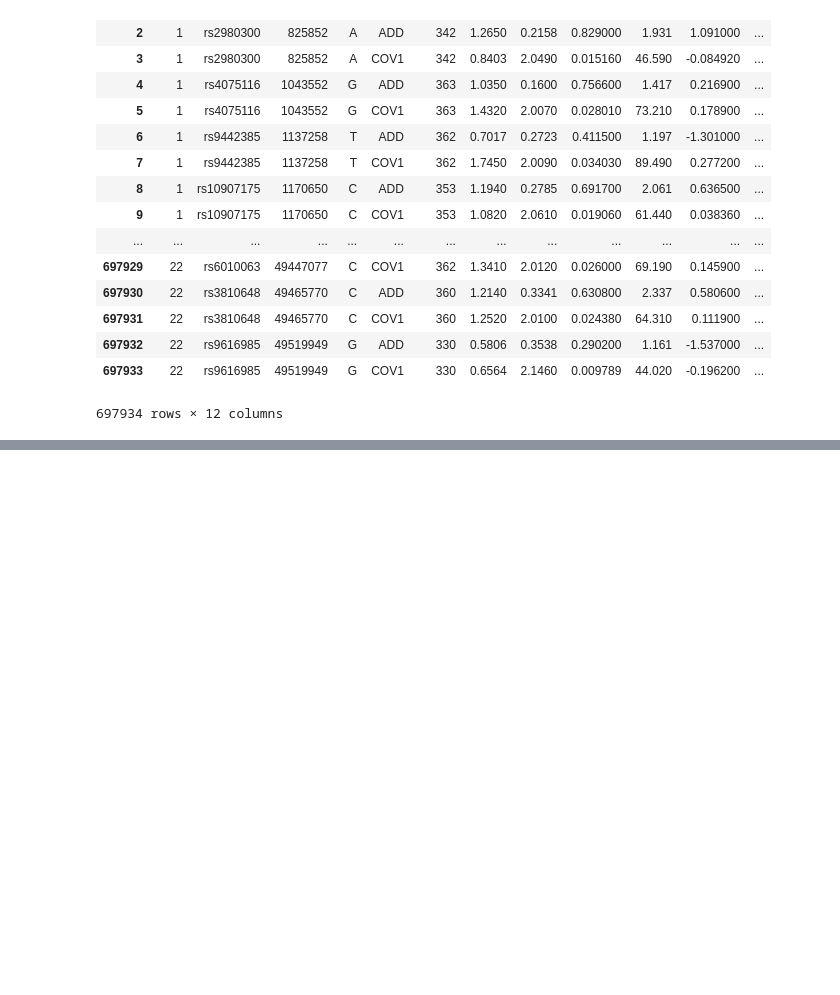
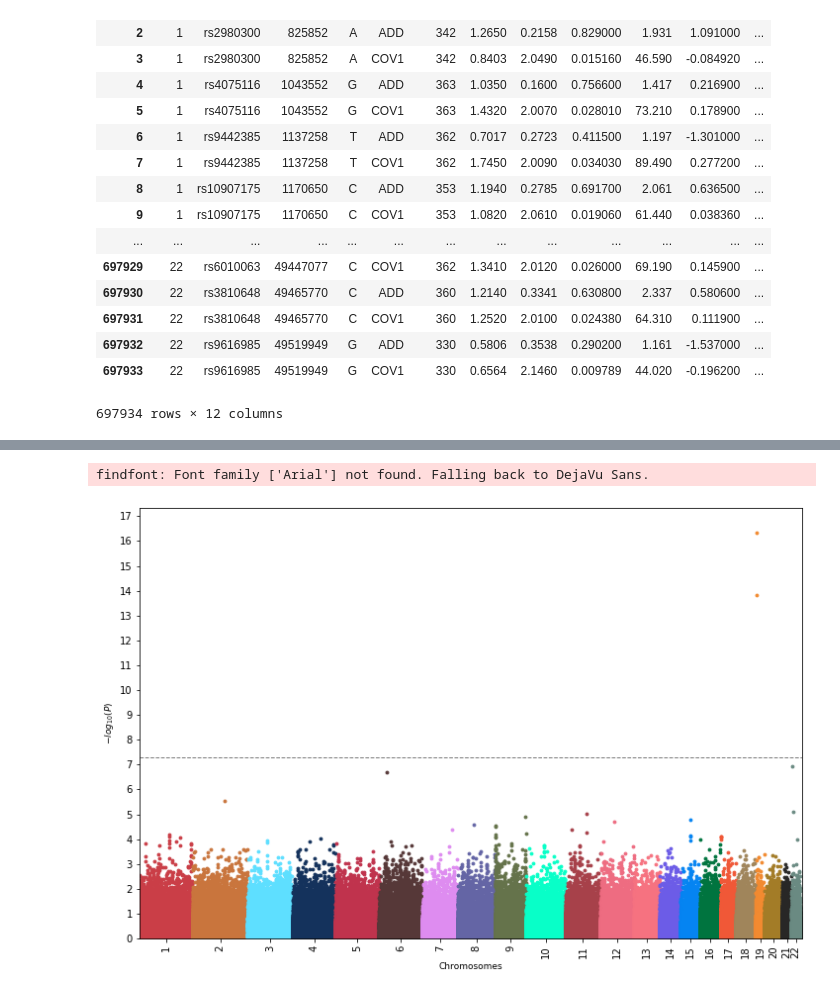
Before and after one commit to TonyZhanghm/DSC180B_Genome_01, a Jupyter notebook: notebooks/Untitled.ipynb, the cells around one changed output, grey strips where cells are left out. Saved outputs shown, nothing was run; the diff lists cells and outputs as text; code cells hidden in the pictures; blank space fills up the shorter version.

```diff
--- a/notebooks/Untitled.ipynb
+++ b/notebooks/Untitled.ipynb
@@ -263,0 +262,3 @@ df.sort_values('P')
+# %%
+df = pd.read_table('../data/pca_test.assoc.logistic', delim_whitespace=True)
+df
@@ -263,0 +284,5 @@ df.sort_values('P')
+# %%
+visuz.marker.mhat(df=df, chr='CHR',pv='P', show=True, gwas_sign_line=True, dim=(12,8))
+# %% [output]
+findfont: Font family ['Arial'] not found. Falling back to DejaVu Sans.
+[figure, added]
```
Also changed, not shown: parts of 32 cells of this notebook, 6 other files.
